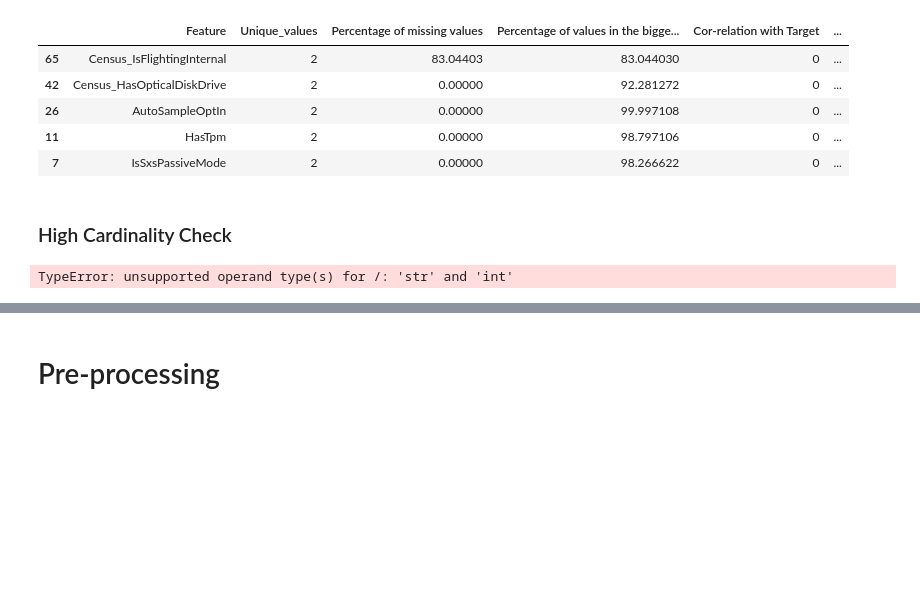
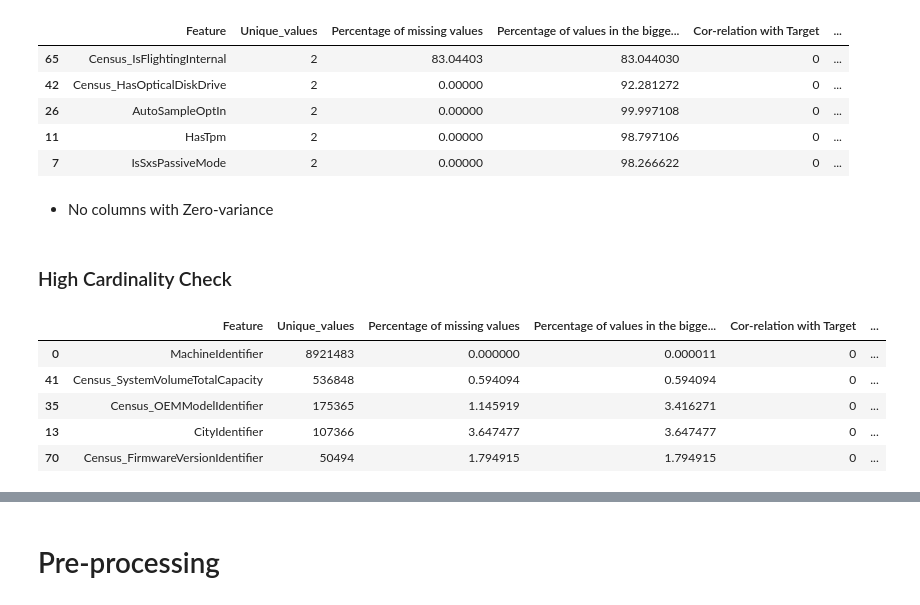
Before and after one commit to 471644/Cyber-Security, a Jupyter notebook: Optimized_Learning_Malware_Detection.ipynb, the cells around one changed output, grey strips where cells are left out. Cells and saved outputs as stored; diff of their text form; code cells hidden in the pictures; blank space fills up the shorter version.

Commit message:
updated the basicStats function

```diff
--- a/Optimized_Learning_Malware_Detection.ipynb
+++ b/Optimized_Learning_Malware_Detection.ipynb
@@ -441,12 +443,16 @@ basicStats(trainDF,'HasDetections').sort_values(by = 'Zero-Variance Check')[:5]
 | 26 | AutoSampleOptIn | 2 | 0.00000 | 99.997108 | 0 | ... |
 | 11 | HasTpm | 2 | 0.00000 | 98.797106 | 0 | ... |
 | 7 | IsSxsPassiveMode | 2 | 0.00000 | 98.266622 | 0 | ... |
+# %% [markdown]
+- No columns with Zero-variance
 # %% [markdown]
 ### High Cardinality Check
 # %%
-(basicStats(trainDF, 'HasDetections').sort_values(
-    by='Unique_values', ascending=False)[['Feature', 'Unique_values'
-                                          ]]
- trainDF.shape[0])[:5] * 100
+basicStats(trainDF, 'HasDetections').sort_values(by='%_Cardinality',ascending=False)[:5]
 # %% [output]
-TypeError: unsupported operand type(s) for /: 'str' and 'int'
+|  | Feature | Unique_values | Percentage of missing values | Percentage of values in the bigge... | Cor-relation with Target | ... |
+| 0 | MachineIdentifier | 8921483 | 0.000000 | 0.000011 | 0 | ... |
+| 41 | Census_SystemVolumeTotalCapacity | 536848 | 0.594094 | 0.594094 | 0 | ... |
+| 35 | Census_OEMModelIdentifier | 175365 | 1.145919 | 3.416271 | 0 | ... |
+| 13 | CityIdentifier | 107366 | 3.647477 | 3.647477 | 0 | ... |
+| 70 | Census_FirmwareVersionIdentifier | 50494 | 1.794915 | 1.794915 | 0 | ... |
```
Also changed, not shown: parts of 10 cells of this notebook.
